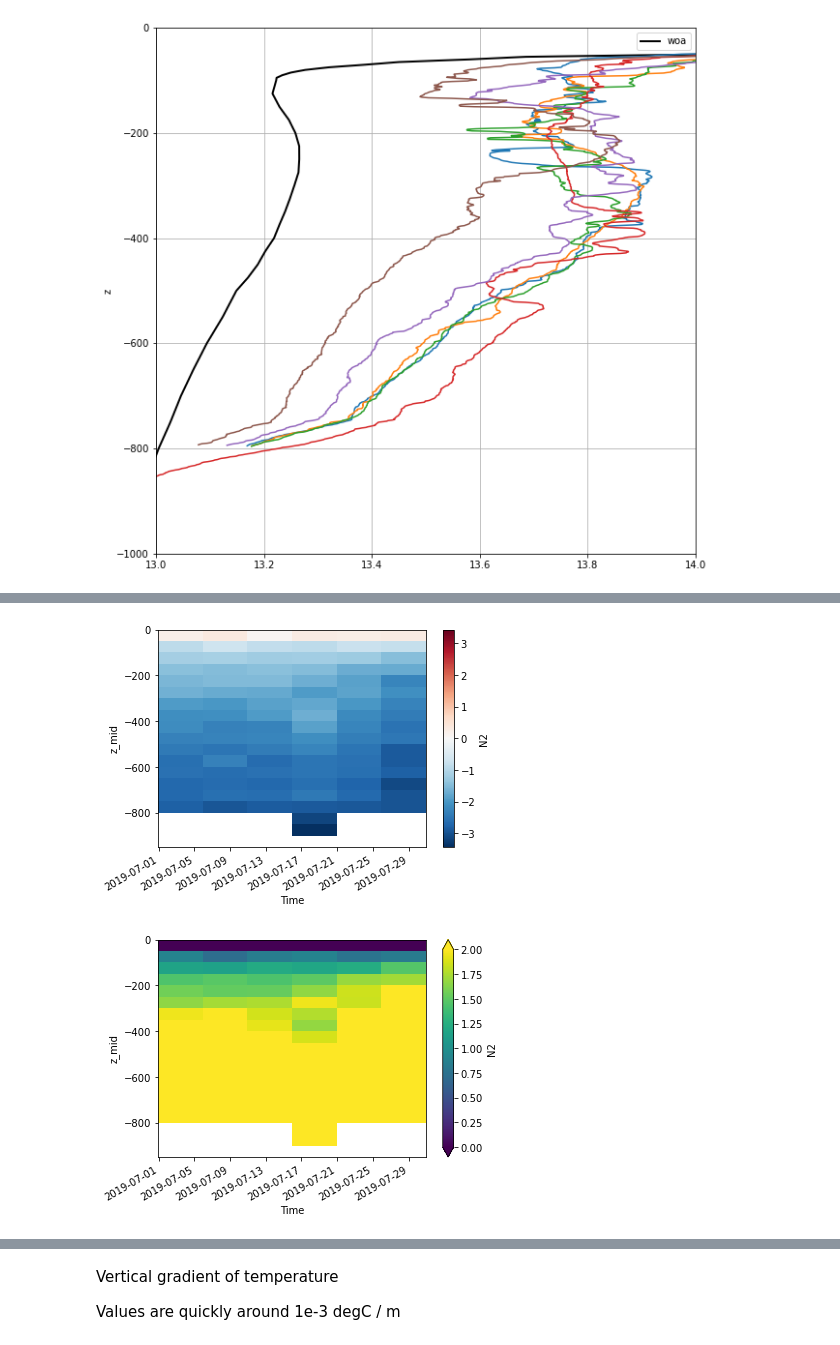
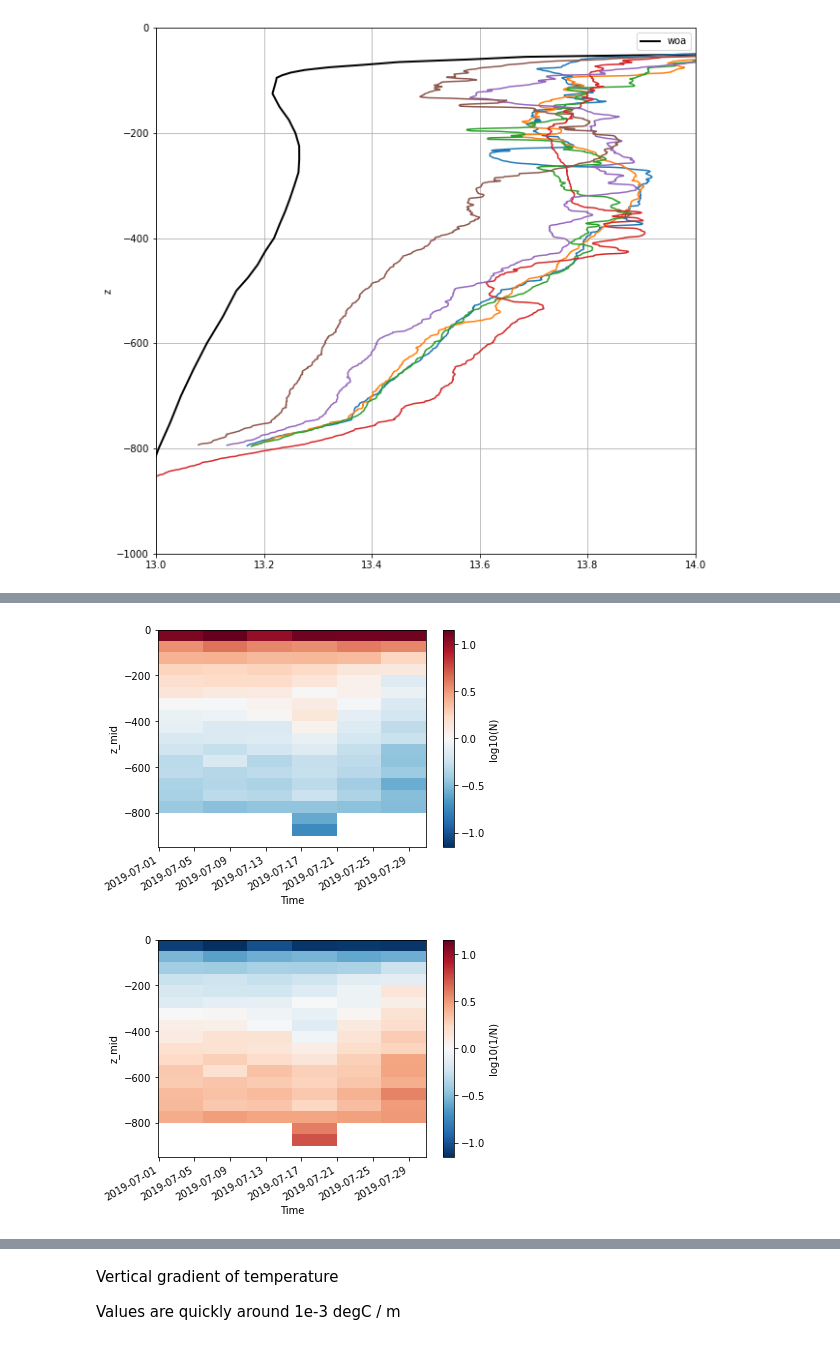
Before and after one commit to apatlpo/das_work, a Jupyter notebook: hydrology/argo_profiles.ipynb, the cells around one changed output, grey strips where cells are left out. Drawn from its saved outputs; the diff is of its cells as text; code cells hidden in the pictures.

```diff
--- a/hydrology/argo_profiles.ipynb
+++ b/hydrology/argo_profiles.ipynb
@@ -114,8 +115,9 @@ hy.plot_argo_profiles(ds_smooth);
 # %%
-np.log10(ds_smooth.N2*hours).plot(y="z_mid"); # in cycles per hours
+_N = (np.sqrt(ds_smooth.N2)*hours/2/np.pi).rename("N")
+np.log10(_N).rename("log10(N)").plot(y="z_mid"); # in cycles per hours
 # %% [output]
-[figure, old version]
+[figure, new version]
 # %%
-np.log10(1/ds_smooth.N2/hours).plot(y="z_mid", vmin=0, vmax=2);
+np.log10(1/_N).rename("log10(1/N)").plot(y="z_mid",);
 # %% [output]
-[figure, old version]
+[figure, new version]
```
Also changed, not shown: parts of 6 cells of this notebook.
